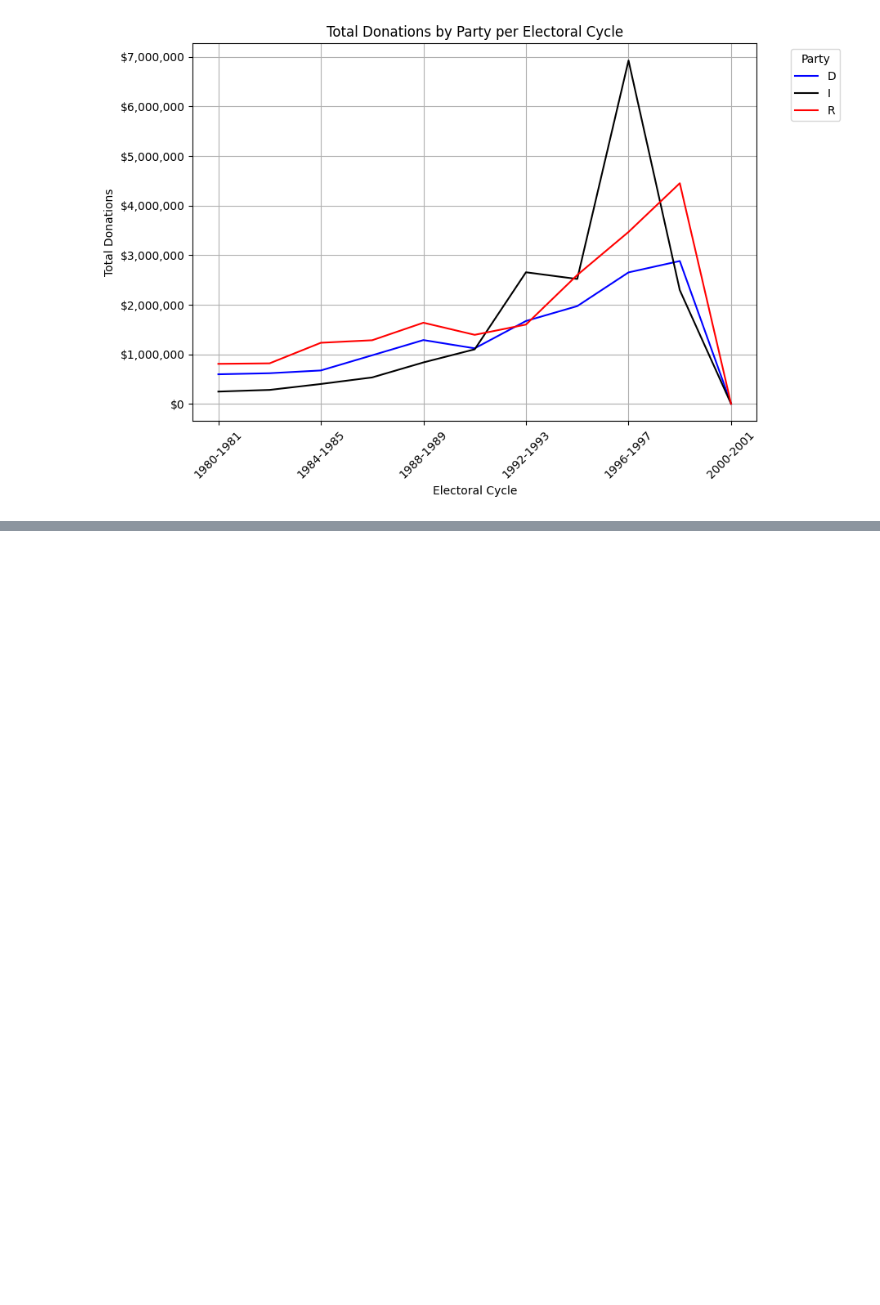
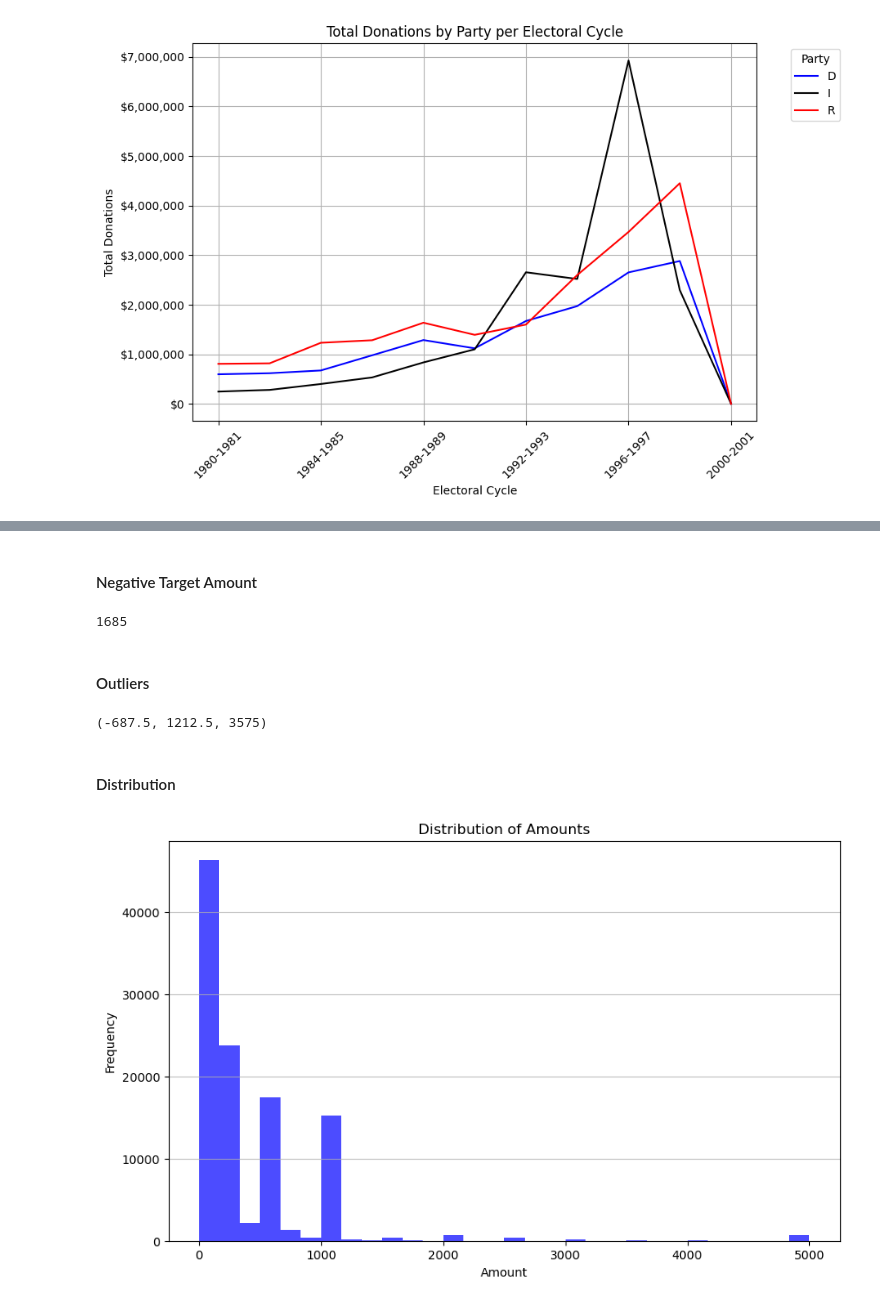
Before and after one commit to aaronzberger/donorAskAmount, a Jupyter notebook: src/eda.ipynb, the cells around one changed output, grey strips where cells are left out. Saved outputs shown, nothing was run; the diff lists cells and outputs as text; code cells hidden in the pictures; blank space fills up the shorter version.

Commit message:
added target exploration
outliers & distribution

```diff
--- a/src/eda.ipynb
+++ b/src/eda.ipynb
@@ -189,0 +192,33 @@ plt.show()
+# %% [markdown]
+#### Negative Target Amount
+# %%
+len(df[df['amount'] < 0])
+# %% [output]
+1685
+# %% [markdown]
+#### Outliers
+# %%
+Q1 = df['amount'].quantile(0.25)
+Q3 = df['amount'].quantile(0.75)
+IQR = Q3 - Q1
+
+lower_bound = Q1 - 1.5 * IQR
+upper_bound = Q3 + 1.5 * IQR
+
+outliers = df[(df['amount'] < lower_bound) | (df['amount'] > upper_bound)]
+outlier_count = outliers.shape[0]
+
+lower_bound, upper_bound, outlier_count
+# %% [output]
+(-687.5, 1212.5, 3575)
+# %% [markdown]
+#### Distribution
+# %%
+plt.figure(figsize=(10, 6))
+plt.hist(df['amount'], bins=30, alpha=0.7, color='blue', range=(0, 5000))
+plt.title('Distribution of Amounts')
+plt.xlabel('Amount')
+plt.ylabel('Frequency')
+plt.grid(axis='y', alpha=0.75)
+# %% [output]
+[figure, added]
```
Also changed, not shown: parts of 1 cell of this notebook.
